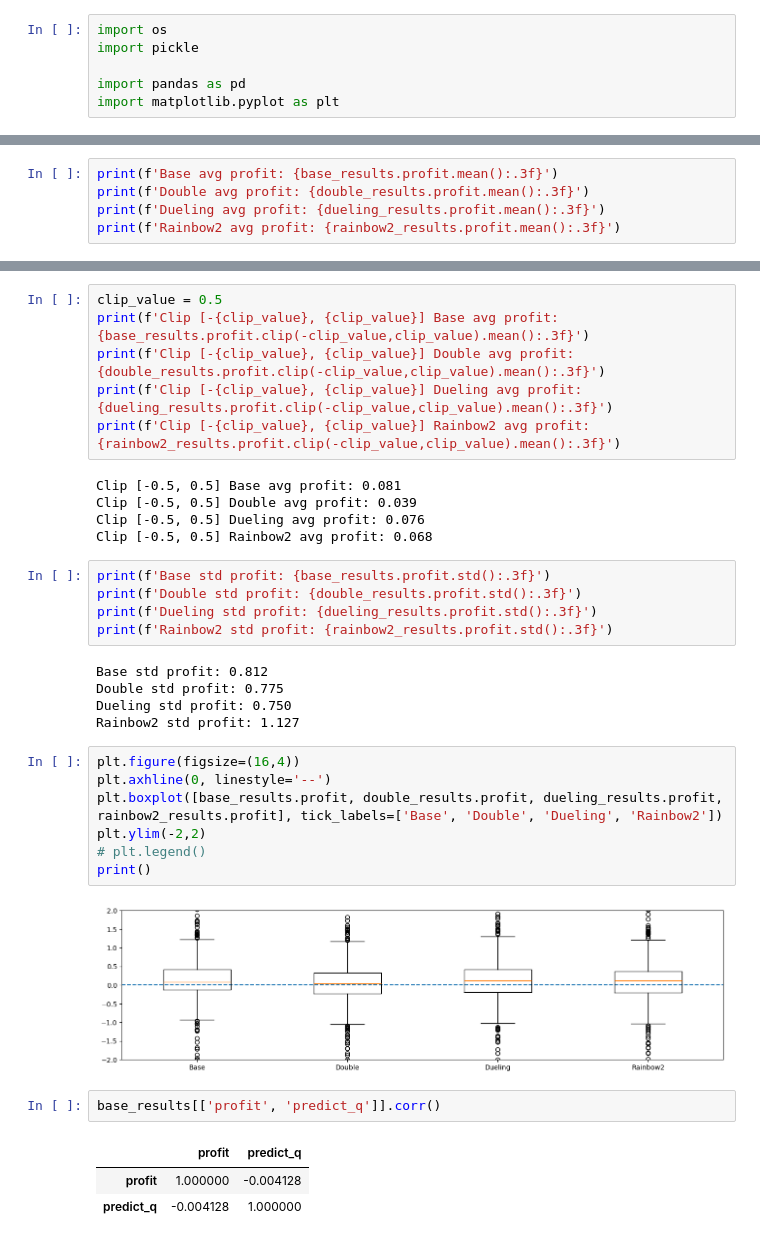
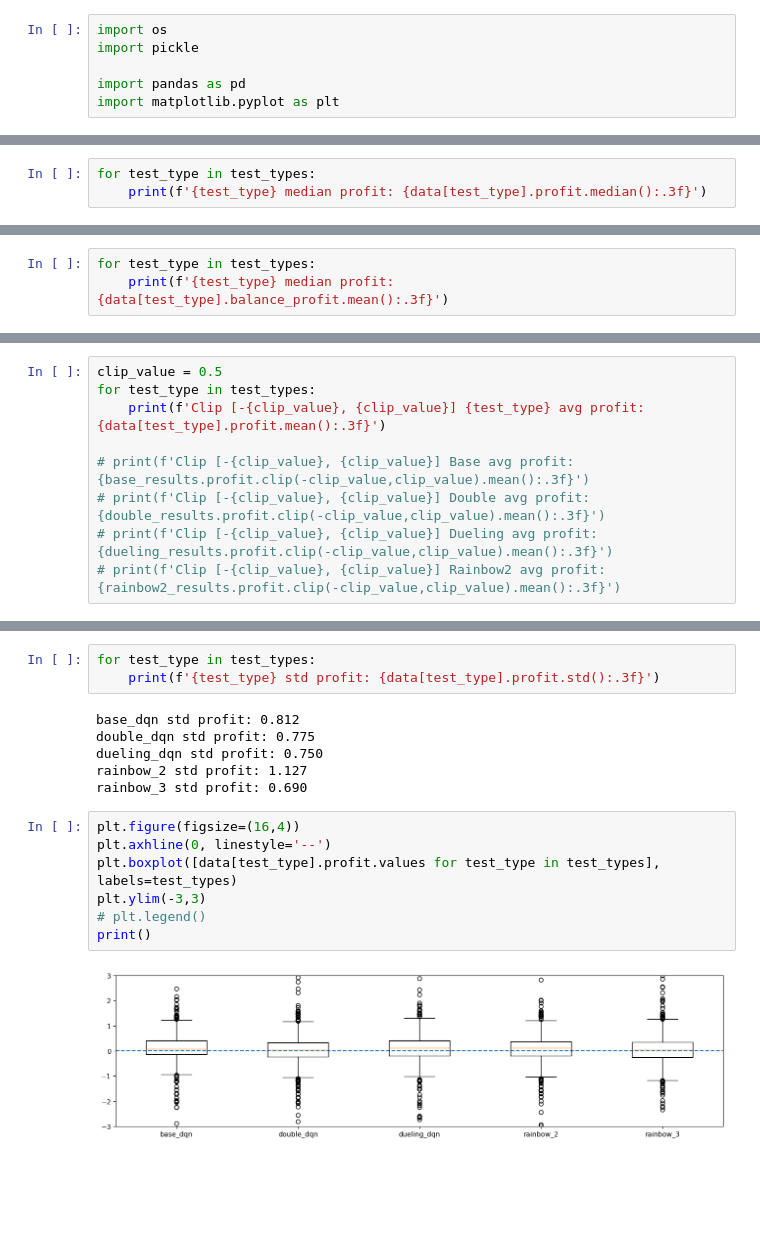
Before and after one commit to NLZer0/DQN_trading_bot, a Jupyter notebook: result_analyze.ipynb, the cells around one changed output, grey strips where cells are left out. Drawn from its saved outputs; the diff is of its cells as text; blank space fills up the shorter version.

Commit message:
refactoring result_analyze.ipynb

```diff
--- a/result_analyze.ipynb
+++ b/result_analyze.ipynb
@@ -40,0 +50,3 @@ plt.legend()
+# %%
+for test_type in test_types:
+    print(f'{test_type} median profit: {data[test_type].profit.median():.3f}')
@@ -40,0 +59,3 @@ plt.legend()
+# %%
+for test_type in test_types:
+    print(f'{test_type} median profit: {data[test_type].balance_profit.mean():.3f}')
@@ -41,6 +68,10 @@ plt.legend()
 # %%
-print(f'Base avg profit: {base_results.profit.mean():.3f}')
-print(f'Double avg profit: {double_results.profit.mean():.3f}')
-print(f'Dueling avg profit: {dueling_results.profit.mean():.3f}')
-print(f'Rainbow2 avg profit: {rainbow2_results.profit.mean():.3f}')
+clip_value = 0.5
+for test_type in test_types:
+    print(f'Clip [-{clip_value}, {clip_value}] {test_type} avg profit: {data[test_type].profit.mean():.3f}')
+
+# print(f'Clip [-{clip_value}, {clip_value}] Base avg profit: {base_results.profit.clip(-clip_value,clip_value).mean():.3f}')
+# print(f'Clip [-{clip_value}, {clip_value}] Double avg profit: {double_results.profit.clip(-clip_value,clip_value).mean():.3f}')
+# print(f'Clip [-{clip_value}, {clip_value}] Dueling avg profit: {dueling_results.profit.clip(-clip_value,clip_value).mean():.3f}')
+# print(f'Clip [-{clip_value}, {clip_value}] Rainbow2 avg profit: {rainbow2_results.profit.clip(-clip_value,clip_value).mean():.3f}')
 # %% [output]
@@ -71,36 +83,18 @@ Rainbow2 avg balance profit: -0.043
-# %%
-clip_value = 0.5
-print(f'Clip [-{clip_value}, {clip_value}] Base avg profit: {base_results.profit.clip(-clip_value,clip_value).mean():.3f}')
-print(f'Clip [-{clip_value}, {clip_value}] Double avg profit: {double_results.profit.clip(-clip_value,clip_value).mean():.3f}')
-print(f'Clip [-{clip_value}, {clip_value}] Dueling avg profit: {dueling_results.profit.clip(-clip_value,clip_value).mean():.3f}')
-print(f'Clip [-{clip_value}, {clip_value}] Rainbow2 avg profit: {rainbow2_results.profit.clip(-clip_value,clip_value).mean():.3f}')
-# %% [output]
-Clip [-0.5, 0.5] Base avg profit: 0.081
-Clip [-0.5, 0.5] Double avg profit: 0.039
-Clip [-0.5, 0.5] Dueling avg profit: 0.076
-Clip [-0.5, 0.5] Rainbow2 avg profit: 0.068
-# %%
-print(f'Base std profit: {base_results.profit.std():.3f}')
-print(f'Double std profit: {double_results.profit.std():.3f}')
-print(f'Dueling std profit: {dueling_results.profit.std():.3f}')
-print(f'Rainbow2 std profit: {rainbow2_results.profit.std():.3f}')
-# %% [output]
-Base std profit: 0.812
-Double std profit: 0.775
-Dueling std profit: 0.750
-Rainbow2 std profit: 1.127
+# %%
+for test_type in test_types:
+    print(f'{test_type} std profit: {data[test_type].profit.std():.3f}')
+# %% [output]
+base_dqn std profit: 0.812
+double_dqn std profit: 0.775
+dueling_dqn std profit: 0.750
+rainbow_2 std profit: 1.127
+rainbow_3 std profit: 0.690
 # %%
 plt.figure(figsize=(16,4))
 plt.axhline(0, linestyle='--')
-plt.boxplot([base_results.profit, double_results.profit, dueling_results.profit, rainbow2_results.profit], tick_labels=['Base', 'Double', 'Dueling', 'Rainbow2'])
-plt.ylim(-2,2)
+plt.boxplot([data[test_type].profit.values for test_type in test_types], labels=test_types)
+plt.ylim(-3,3)
 # plt.legend()
 print()
 # %% [output]
-[figure, old version]
+[figure, new version]
-# %%
-base_results[['profit', 'predict_q']].corr()
-# %% [output]
-|  | profit | predict_q |
-| profit | 1.000000 | -0.004128 |
-| predict_q | -0.004128 | 1.000000 |
```
Also changed, not shown: parts of 17 cells of this notebook.
